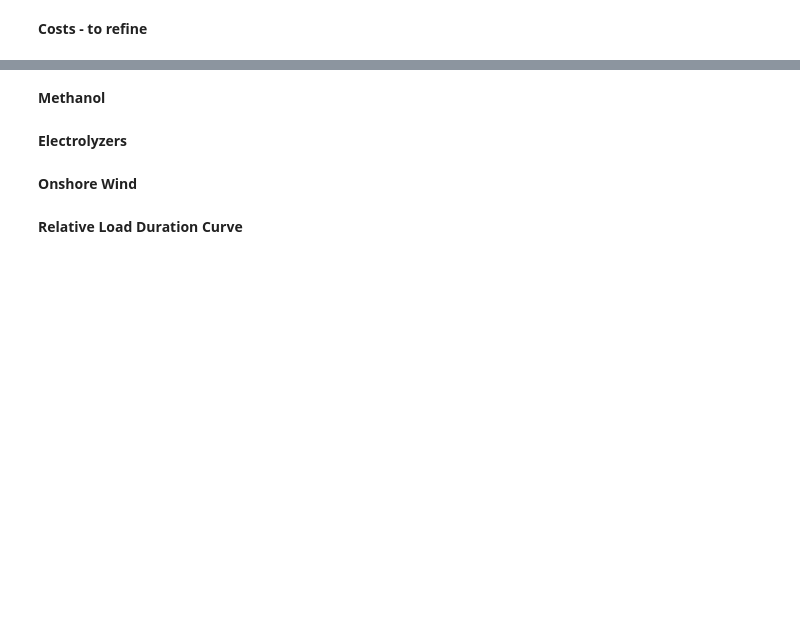
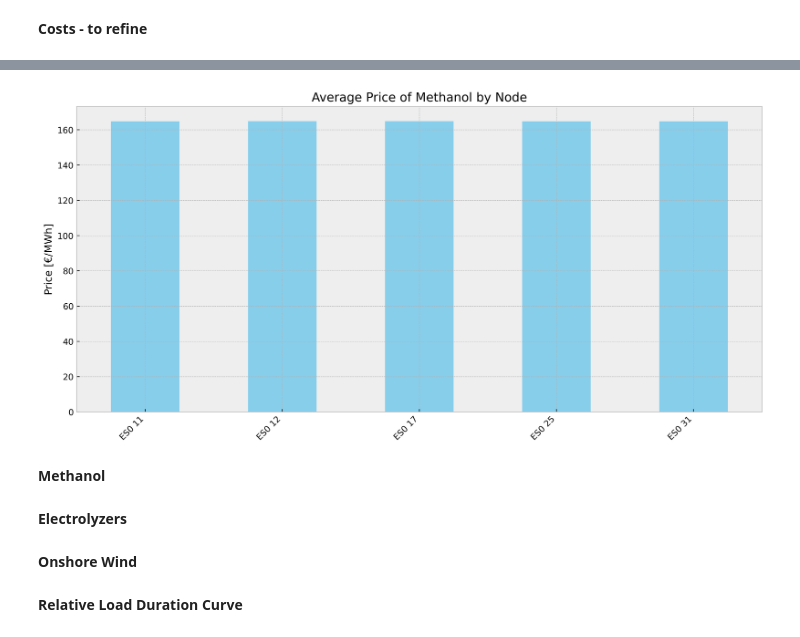
Before and after one commit to FrugisRoss/pypsa-eur, a Jupyter notebook: SectorCoupled_Plotting.ipynb, the cells around one changed output, grey strips where cells are left out. Cells and saved outputs as stored; diff of their text form; code cells hidden in the pictures; blank space fills up the shorter version.

```diff
--- a/SectorCoupled_Plotting.ipynb
+++ b/SectorCoupled_Plotting.ipynb
@@ -748,3 +342,10 @@ n_50MW.buses_t.marginal_price.loc[:, n_50MW.buses_t.marginal_price.columns.str.c
+# %%
+average_price_of_methanol.dropna().plot(kind='bar', figsize=(12, 6), color='skyblue', ylabel='Price [€/MWh]', title='Average Price of Methanol by Node')
+plt.xticks(rotation=45, ha='right')
+plt.tight_layout()
+plt.show()
+# %% [output]
+[figure, added]
 # %% [markdown]
 **Methanol**
 # %%
```
Also changed, not shown: parts of 53 cells of this notebook, 5 other files.
